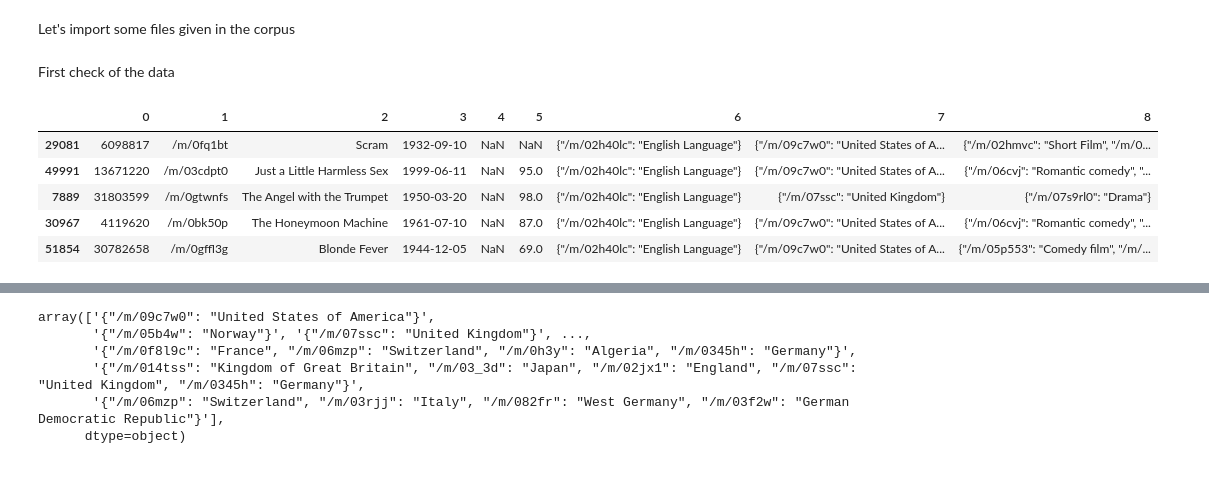
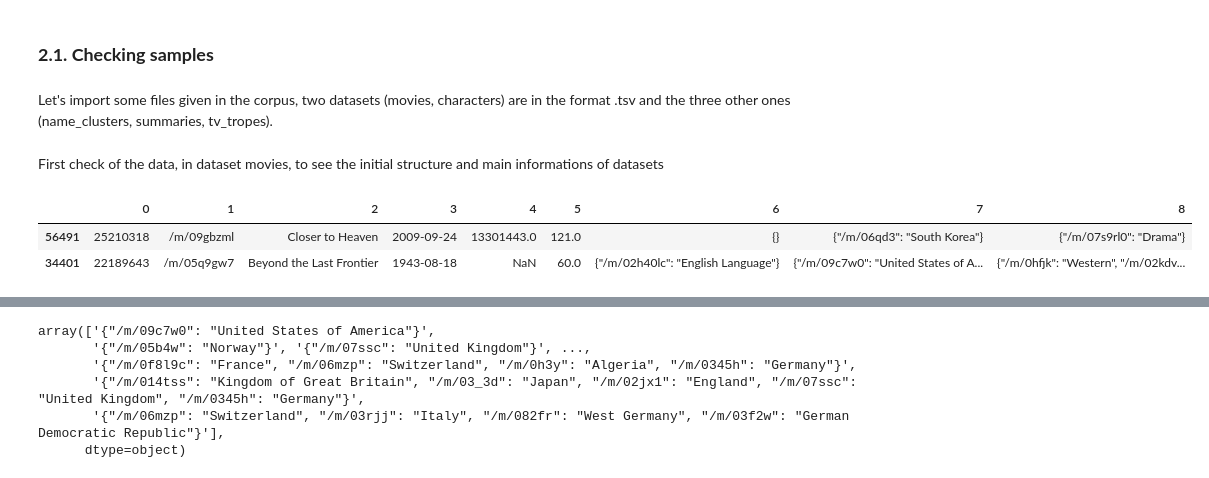
Before and after one commit to arthurEpfl/CMU_MovieCorpus_Data_Analysis, a Jupyter notebook: results.ipynb, the cells around one changed output, grey strips where cells are left out. Cells and saved outputs as stored; diff of their text form; code cells hidden in the pictures.

Commit message:
update of structure and merging preprocessing.ipynb

```diff
--- a/results.ipynb
+++ b/results.ipynb
@@ -24,3 +64,5 @@ from src.preprocessing import *
+# %% [markdown]
+### **2.1. Checking samples**
 # %% [markdown]
-Let's import some files given in the corpus
+Let's import some files given in the corpus, two datasets (movies, characters) are in the format .tsv and the three other ones (name_clusters, summaries, tv_tropes).
 # %%
@@ -31,14 +74,11 @@ characters = pd.read_csv('../data/MovieSummaries/character.metadata.tsv', sep =
 name_clusters = pd.read_csv('../data/MovieSummaries/name.clusters.txt', sep = '\t', header = None)
 summaries = pd.read_csv('../data/MovieSummaries/plot_summaries.txt', sep = '\t', header = None)
 tv_tropes = pd.read_csv('../data/MovieSummaries/tvtropes.clusters.txt', sep = '\t', header = None)
-# %% [markdown]
-First check of the data
+# %% [markdown]
+First check of the data, in dataset movies, to see the initial structure and main informations of datasets
 # %%
-movies.sample(5)
+movies.sample(2)
 # %% [output]
 |  | 0 | 1 | 2 | 3 | 4 | 5 | 6 | 7 | 8 |
-| 29081 | 6098817 | /m/0fq1bt | Scram | 1932-09-10 | NaN | NaN | {"/m/02h40lc": "English Language"} | {"/m/09c7w0": "United States of A... | {"/m/02hmvc": "Short Film", "/m/0... |
-| 49991 | 13671220 | /m/03cdpt0 | Just a Little Harmless Sex | 1999-06-11 | NaN | 95.0 | {"/m/02h40lc": "English Language"} | {"/m/09c7w0": "United States of A... | {"/m/06cvj": "Romantic comedy", "... |
-| 7889 | 31803599 | /m/0gtwnfs | The Angel with the Trumpet | 1950-03-20 | NaN | 98.0 | {"/m/02h40lc": "English Language"} | {"/m/07ssc": "United Kingdom"} | {"/m/07s9rl0": "Drama"} |
-| 30967 | 4119620 | /m/0bk50p | The Honeymoon Machine | 1961-07-10 | NaN | 87.0 | {"/m/02h40lc": "English Language"} | {"/m/09c7w0": "United States of A... | {"/m/06cvj": "Romantic comedy", "... |
-| 51854 | 30782658 | /m/0gffl3g | Blonde Fever | 1944-12-05 | NaN | 69.0 | {"/m/02h40lc": "English Language"} | {"/m/09c7w0": "United States of A... | {"/m/05p553": "Comedy film", "/m/... |
+| 56491 | 25210318 | /m/09gbzml | Closer to Heaven | 2009-09-24 | 13301443.0 | 121.0 | {} | {"/m/06qd3": "South Korea"} | {"/m/07s9rl0": "Drama"} |
+| 34401 | 22189643 | /m/05q9gw7 | Beyond the Last Frontier | 1943-08-18 | NaN | 60.0 | {"/m/02h40lc": "English Language"} | {"/m/09c7w0": "United States of A... | {"/m/0hfjk": "Western", "/m/02kdv... |
```
Also changed, not shown: parts of 127 cells of this notebook.
